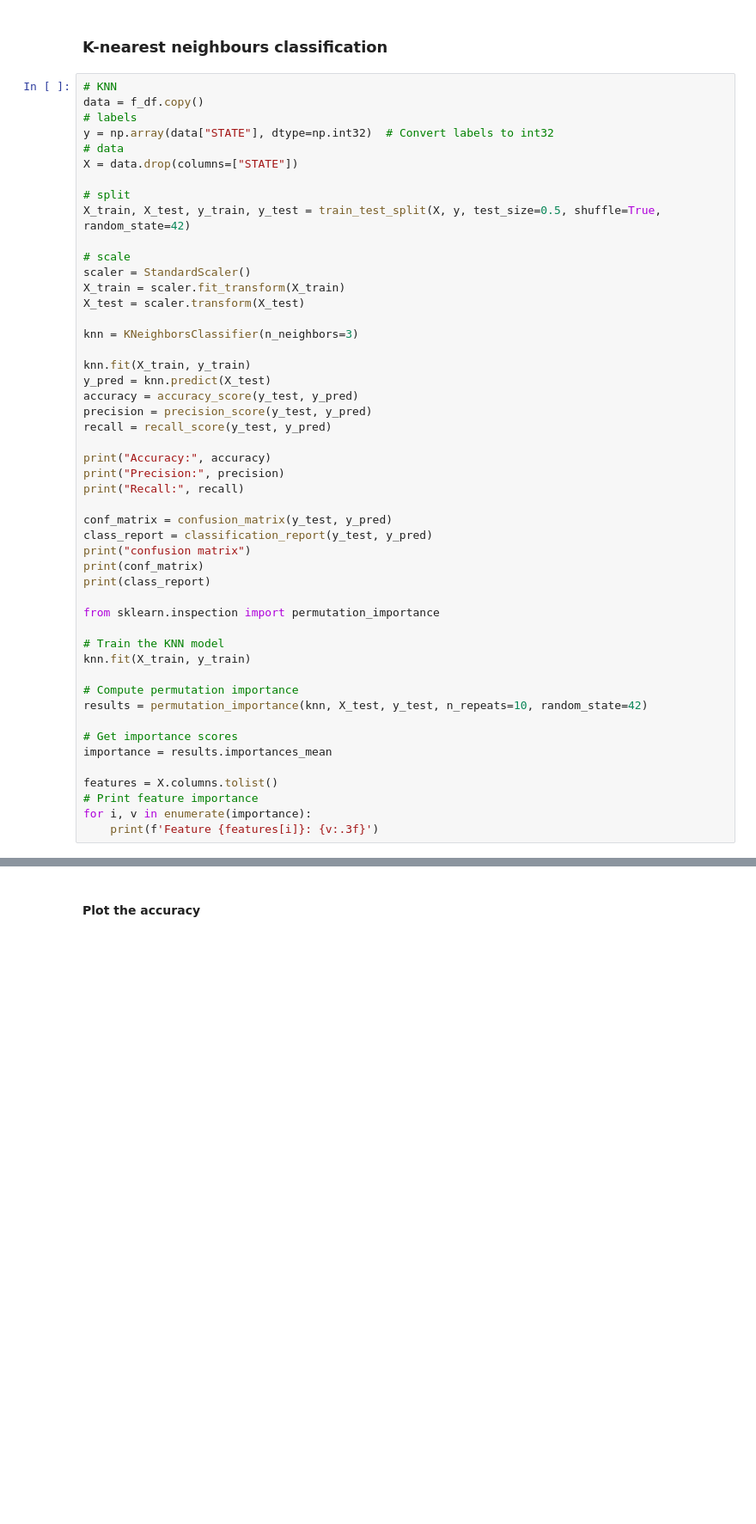
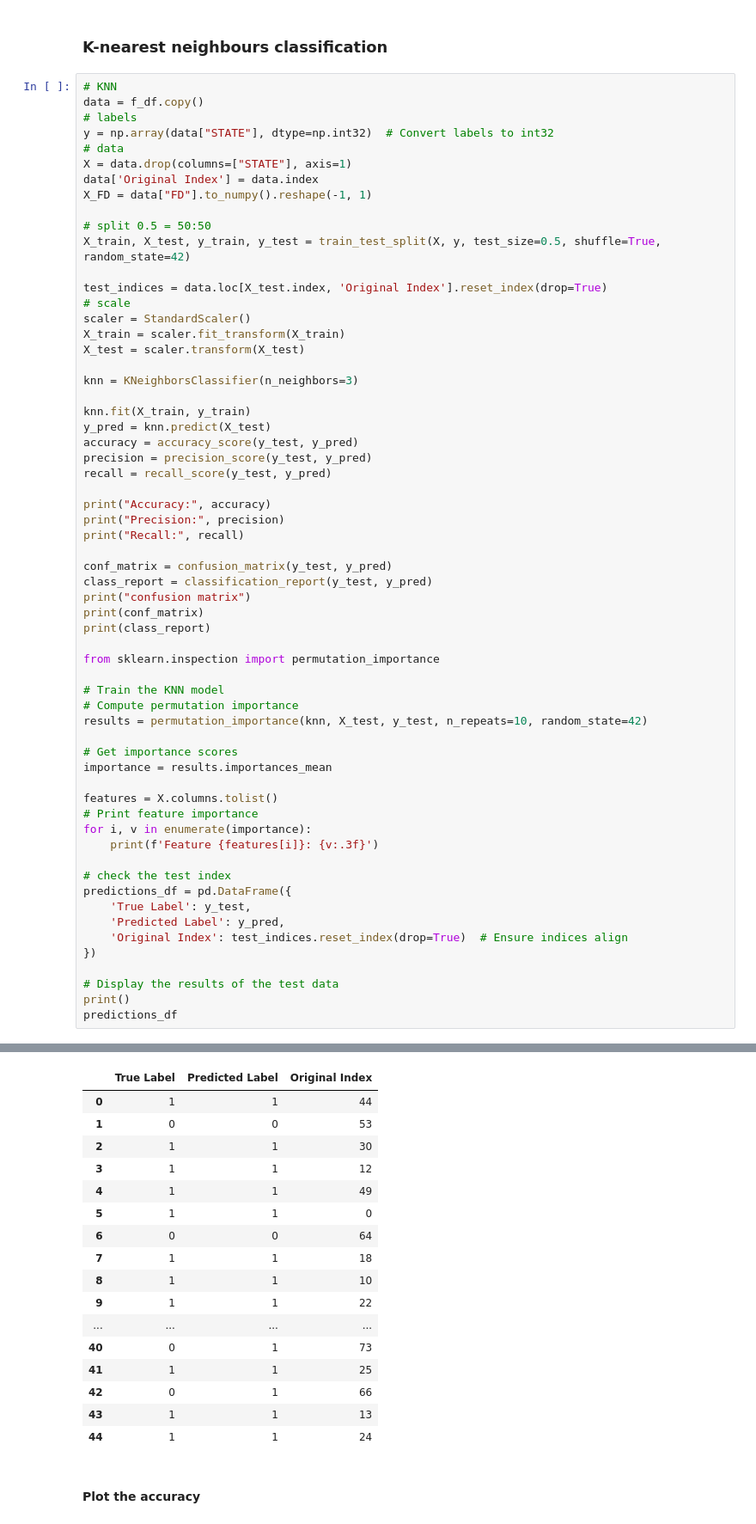
Before and after one commit to mcrooks83/osteosense_vag, a Jupyter notebook: notebooks/ML/k-means.ipynb, the cells around one changed output, grey strips where cells are left out. Shown at 86% size. Cells and saved outputs as stored; diff of their text form; blank space fills up the shorter version.

Commit message:
add the test data check to KNN

```diff
--- a/notebooks/ML/k-means.ipynb
+++ b/notebooks/ML/k-means.ipynb
@@ -53,11 +53,14 @@ data = f_df.copy()
 # labels
 y = np.array(data["STATE"], dtype=np.int32)  # Convert labels to int32
 # data
-X = data.drop(columns=["STATE"])
+X = data.drop(columns=["STATE"], axis=1)
+data['Original Index'] = data.index
+X_FD = data["FD"].to_numpy().reshape(-1, 1)
 
-# split
+# split 0.5 = 50:50
 X_train, X_test, y_train, y_test = train_test_split(X, y, test_size=0.5, shuffle=True, random_state=42)
 
+test_indices = data.loc[X_test.index, 'Original Index'].reset_index(drop=True)
 # scale
 scaler = StandardScaler()
 X_train = scaler.fit_transform(X_train)
@@ -84,8 +87,6 @@ print(class_report)
 from sklearn.inspection import permutation_importance
 
 # Train the KNN model
-knn.fit(X_train, y_train)
-
 # Compute permutation importance
 results = permutation_importance(knn, X_test, y_test, n_repeats=10, random_state=42)
 
@@ -96,6 +97,17 @@ features = X.columns.tolist()
 # Print feature importance
 for i, v in enumerate(importance):
     print(f'Feature {features[i]}: {v:.3f}')
+
+# check the test index
+predictions_df = pd.DataFrame({
+    'True Label': y_test,
+    'Predicted Label': y_pred,
+    'Original Index': test_indices.reset_index(drop=True)  # Ensure indices align
+})
+
+# Display the results of the test data
+print()
+predictions_df
 # %% [output]
 Accuracy: 0.9111111111111111
 Precision: 0.8787878787878788
@@ -117,3 +129,20 @@ Feature LI_EXT: 0.002
+|  | True Label | Predicted Label | Original Index |
+| 0 | 1 | 1 | 44 |
+| 1 | 0 | 0 | 53 |
+| 2 | 1 | 1 | 30 |
+| 3 | 1 | 1 | 12 |
+| 4 | 1 | 1 | 49 |
+| 5 | 1 | 1 | 0 |
+| 6 | 0 | 0 | 64 |
+| 7 | 1 | 1 | 18 |
+| 8 | 1 | 1 | 10 |
+| 9 | 1 | 1 | 22 |
+| ... | ... | ... | ... |
+| 40 | 0 | 1 | 73 |
+| 41 | 1 | 1 | 25 |
+| 42 | 0 | 1 | 66 |
+| 43 | 1 | 1 | 13 |
+| 44 | 1 | 1 | 24 |
 # %% [markdown]
 #### Plot the accuracy
 # %%
```
Also changed, not shown: parts of 1 cell of this notebook.
